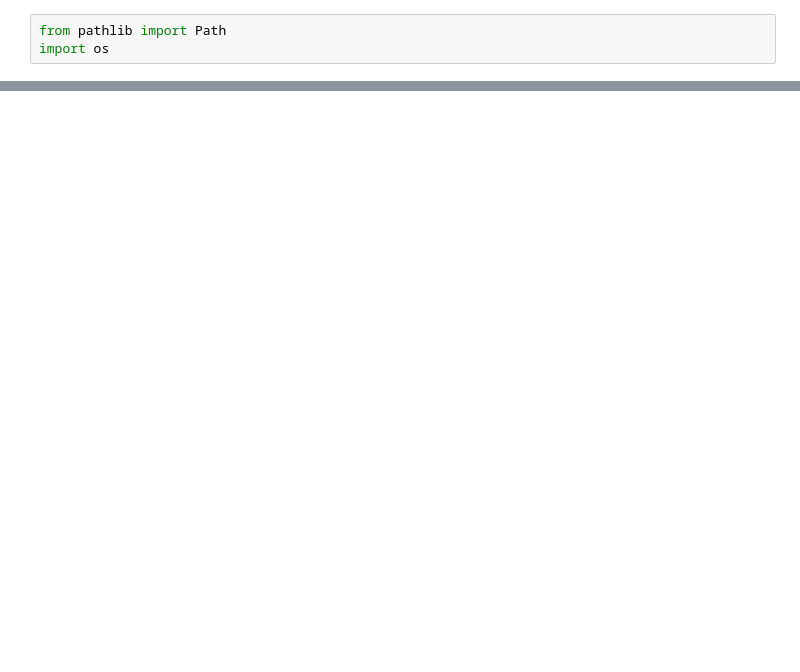
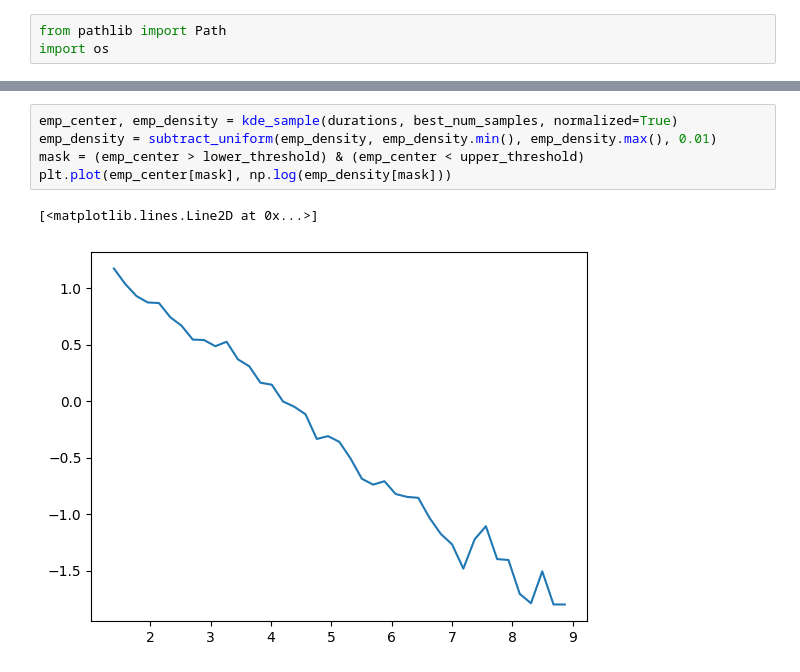
Before and after one commit to nlyu1/muon-lifetime-191-s25, a Jupyter notebook: code/histogram_fit.ipynb, the cells around one changed output, grey strips where cells are left out. Drawn from its saved outputs; the diff is of its cells as text; blank space fills up the shorter version.

```diff
--- a/code/histogram_fit.ipynb
+++ b/code/histogram_fit.ipynb
@@ -94,0 +384,8 @@ fig.show()
+# %%
+emp_center, emp_density = kde_sample(durations, best_num_samples, normalized=True)
+emp_density = subtract_uniform(emp_density, emp_density.min(), emp_density.max(), 0.01)
+mask = (emp_center > lower_threshold) & (emp_center < upper_threshold)
+plt.plot(emp_center[mask], np.log(emp_density[mask]))
+# %% [output]
+[<matplotlib.lines.Line2D at 0x...>]
+[figure, added]
```
Also changed, not shown: parts of 8 cells of this notebook.
